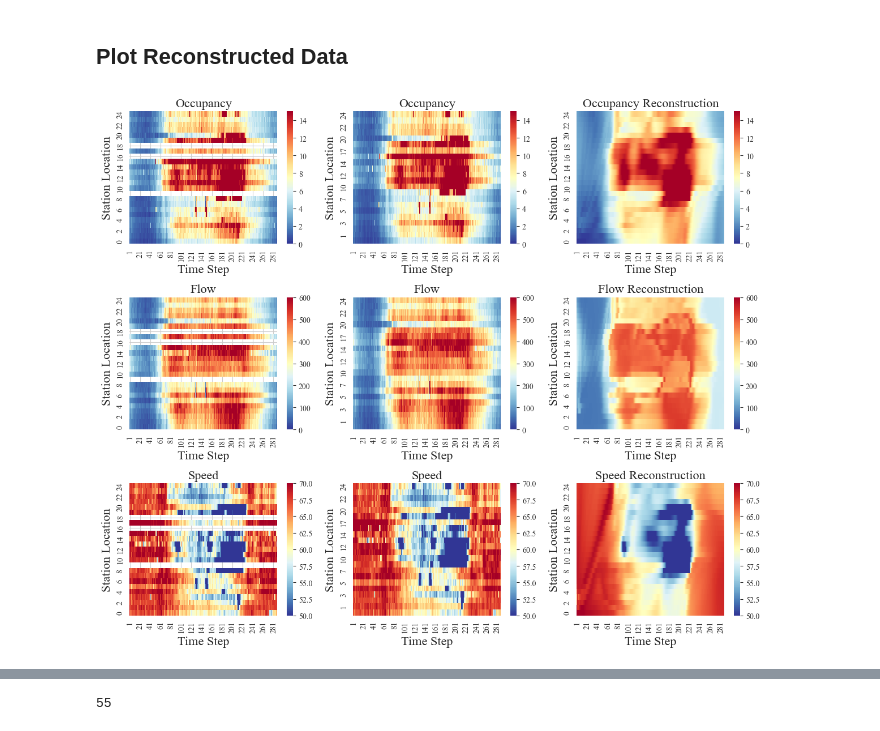
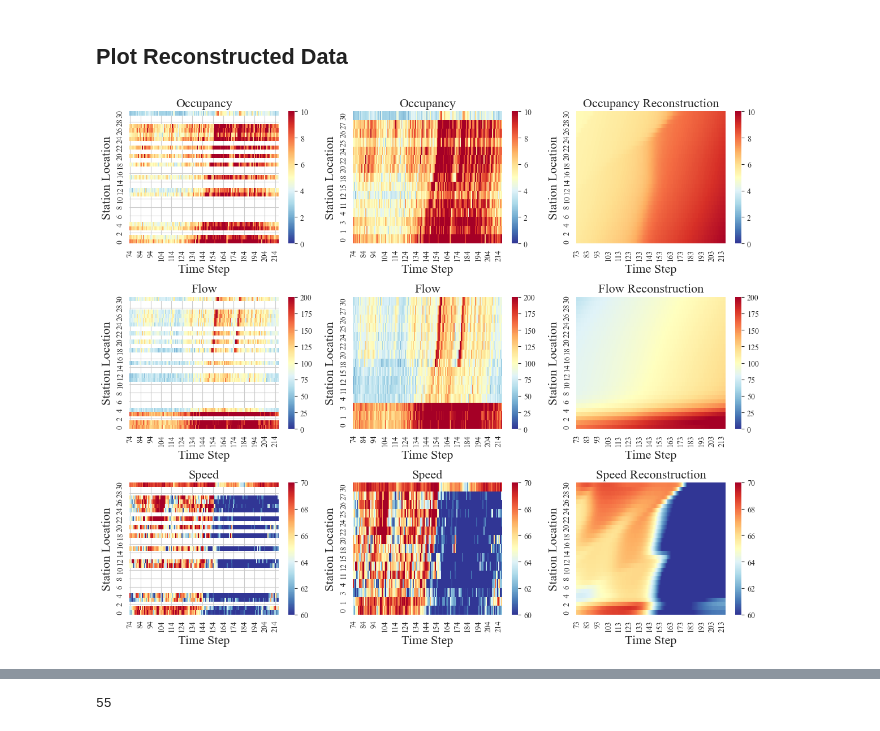
Before and after one commit to wzh96/Flow_PDE_FIND, a Jupyter notebook: Clean_Data_Plot.ipynb, the cells around one changed output, grey strips where cells are left out. Saved outputs shown, nothing was run; the diff lists cells and outputs as text; code cells hidden in the pictures.

```diff
--- a/Clean_Data_Plot.ipynb
+++ b/Clean_Data_Plot.ipynb
@@ -124,14 +122,14 @@ speed_recon_wide = speed_recon.pivot(index='Station_Number', columns='TimeStep',
 # %%
 fig, axs = plt.subplots(3, 3, figsize=(12, 10))
 
-vmin1_occu, vmax1_occu = 0, 15
+vmin1_occu, vmax1_occu = 0, 10
 
-sns.heatmap(100*Occupancy.iloc[:,:288].iloc[::-1], cmap="RdYlBu_r", vmin=vmin1_occu, vmax=vmax1_occu, annot=False, ax=axs[0,0])
+sns.heatmap(100*Occupancy.iloc[:,73:217].iloc[::-1], cmap="RdYlBu_r", vmin=vmin1_occu, vmax=vmax1_occu, annot=False, ax=axs[0,0])
 axs[0,0].set_ylabel('Station Location', fontsize = 16)
 axs[0,0].set_xlabel('Time Step',  fontsize = 16)
 axs[0,0].set_title("Occupancy",  fontsize = 16)
 
-sns.heatmap(100*Occupancy_ori.iloc[:,:288].iloc[::-1], cmap="RdYlBu_r", vmin=vmin1_occu, vmax=vmax1_occu, annot=False, ax=axs[0,1])
+sns.heatmap(100*Occupancy_ori.iloc[:,73:217].iloc[::-1], cmap="RdYlBu_r", vmin=vmin1_occu, vmax=vmax1_occu, annot=False, ax=axs[0,1])
 axs[0,1].set_ylabel('Station Location', fontsize = 16)
 axs[0,1].set_xlabel('Time Step',  fontsize = 16)
 axs[0,1].set_title("Occupancy",  fontsize = 16)
@@ -142,47 +140,47 @@ axs[0,2].set_ylabel('Station Location',  fontsize = 16)
 axs[0,2].set_xlabel('Time Step',  fontsize = 16)
 axs[0,2].set_title("Occupancy Reconstruction",  fontsize = 16)
 
-vmin1_flow, vmax1_flow = 0, 600
+vmin1_flow, vmax1_flow = 0, 200
 
-sns.heatmap(Flow.iloc[:,:288].iloc[::-1], cmap="RdYlBu_r", vmin=vmin1_flow, vmax=vmax1_flow, annot=False, ax=axs[1,0])
+sns.heatmap(Flow.iloc[:,73:217].iloc[::-1], cmap="RdYlBu_r", vmin=vmin1_flow, vmax=vmax1_flow, annot=False, ax=axs[1,0])
 axs[1,0].set_ylabel('Station Location',  fontsize = 16)
 axs[1,0].set_xlabel('Time Step',  fontsize = 16)
 axs[1,0].set_title("Flow",  fontsize = 16)
 
-sns.heatmap(Flow_ori.iloc[:,:288].iloc[::-1], cmap="RdYlBu_r", vmin=vmin1_flow, vmax=vmax1_flow, annot=False, ax=axs[1,1])
+sns.heatmap(Flow_ori.iloc[:,73:217].iloc[::-1], cmap="RdYlBu_r", vmin=vmin1_flow, vmax=vmax1_flow, annot=False, ax=axs[1,1])
 axs[1,1].set_ylabel('Station Location',  fontsize = 16)
 axs[1,1].set_xlabel('Time Step',  fontsize = 16)
 axs[1,1].set_title("Flow",  fontsize = 16)
 
 sns.heatmap(flow_recon_wide.iloc[::-1], cmap="RdYlBu_r", vmin=vmin1_flow, vmax=vmax1_flow, annot=False, ax=axs[1,2])
 axs[1,2].set_ylabel('Station Location',  fontsize = 16)
 axs[1,2].set_xlabel('Time Step',  fontsize = 16)
 axs[1,2].set_title("Flow Reconstruction",  fontsize = 16)
 
-vmin1_speed, vmax1_speed = 50, 70
+vmin1_speed, vmax1_speed = 60, 70
 
-sns.heatmap(Speed.iloc[:,:288].iloc[::-1], cmap="RdYlBu_r", vmin=vmin1_speed, vmax=vmax1_speed, annot=False, ax=axs[2,0])
+sns.heatmap(Speed.iloc[:,73:217].iloc[::-1], cmap="RdYlBu_r", vmin=vmin1_speed, vmax=vmax1_speed, annot=False, ax=axs[2,0])
 axs[2,0].set_ylabel('Station Location',  fontsize = 16)
 axs[2,0].set_xlabel('Time Step',  fontsize = 16)
 axs[2,0].set_title("Speed",  fontsize = 16)
 
-sns.heatmap(Speed_ori.iloc[:,:288].iloc[::-1], cmap="RdYlBu_r", vmin=vmin1_speed, vmax=vmax1_speed, annot=False, ax=axs[2,1])
+sns.heatmap(Speed_ori.iloc[:,73:217].iloc[::-1], cmap="RdYlBu_r", vmin=vmin1_speed, vmax=vmax1_speed, annot=False, ax=axs[2,1])
 axs[2,1].set_ylabel('Station Location',  fontsize = 16)
 axs[2,1].set_xlabel('Time Step',  fontsize = 16)
 axs[2,1].set_title("Speed",  fontsize = 16)
 
 sns.heatmap(speed_recon_wide.iloc[::-1], cmap="RdYlBu_r", vmin=vmin1_speed, vmax=vmax1_speed, annot=False, ax=axs[2,2])
 axs[2,2].set_ylabel('Station Location',  fontsize = 16)
 axs[2,2].set_xlabel('Time Step',  fontsize = 16)
 axs[2,2].set_title("Speed Reconstruction",  fontsize = 16)
 
 plt.rcParams['font.family'] = 'Times New Roman'
 plt.tight_layout()
 plt.show()
 
 fig.savefig("Figures/Heatmap_all.png", dpi = 300)
 # %% [output]
-[figure, old version]
+[figure, new version]
 # %%
 k_t['TimeStep'] = k_t['TimeStep'].astype(int)
 k_t['Station_Number'] = k_t['Station_Number'].astype(int)
```
Also changed, not shown: parts of 5 cells of this notebook, 43 other files.
